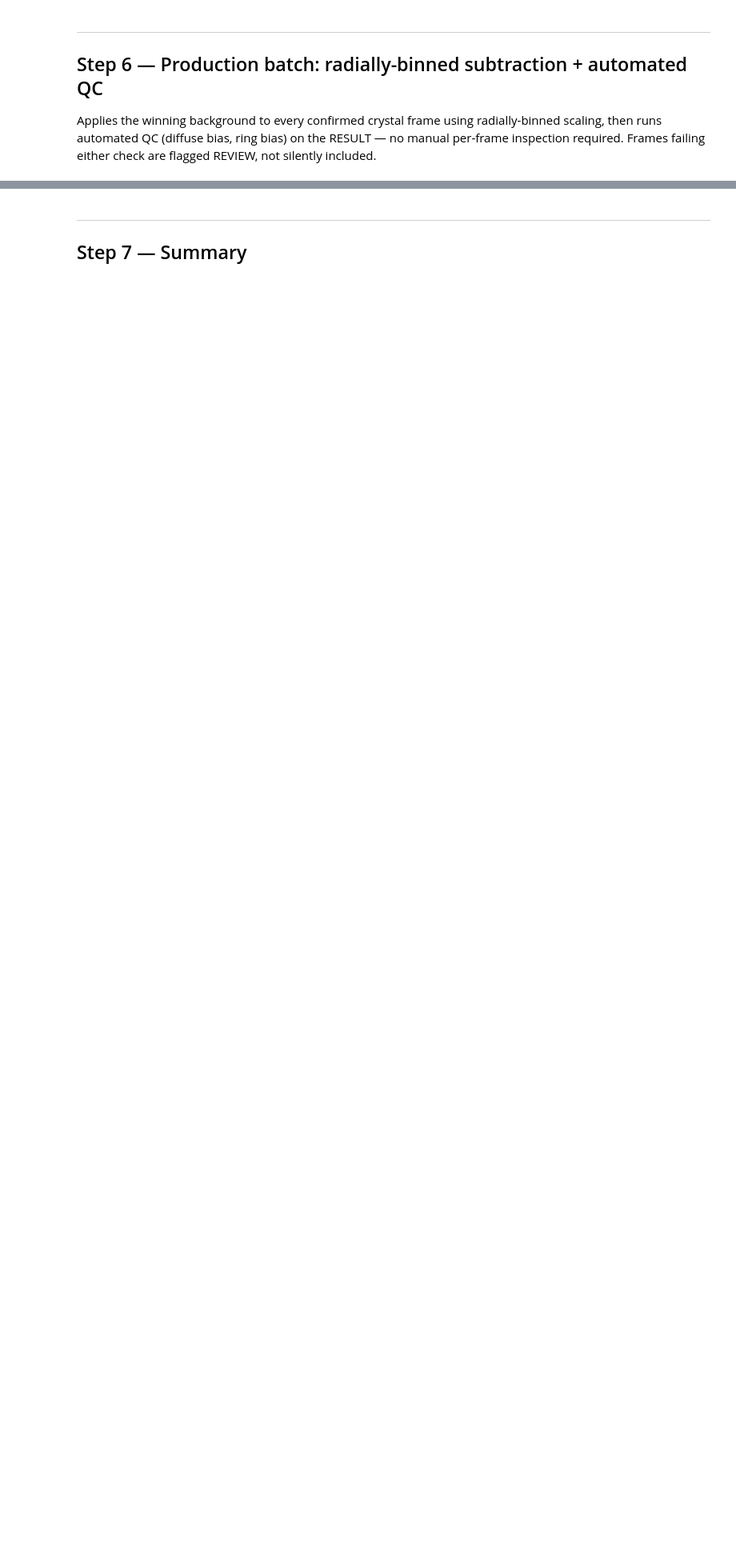
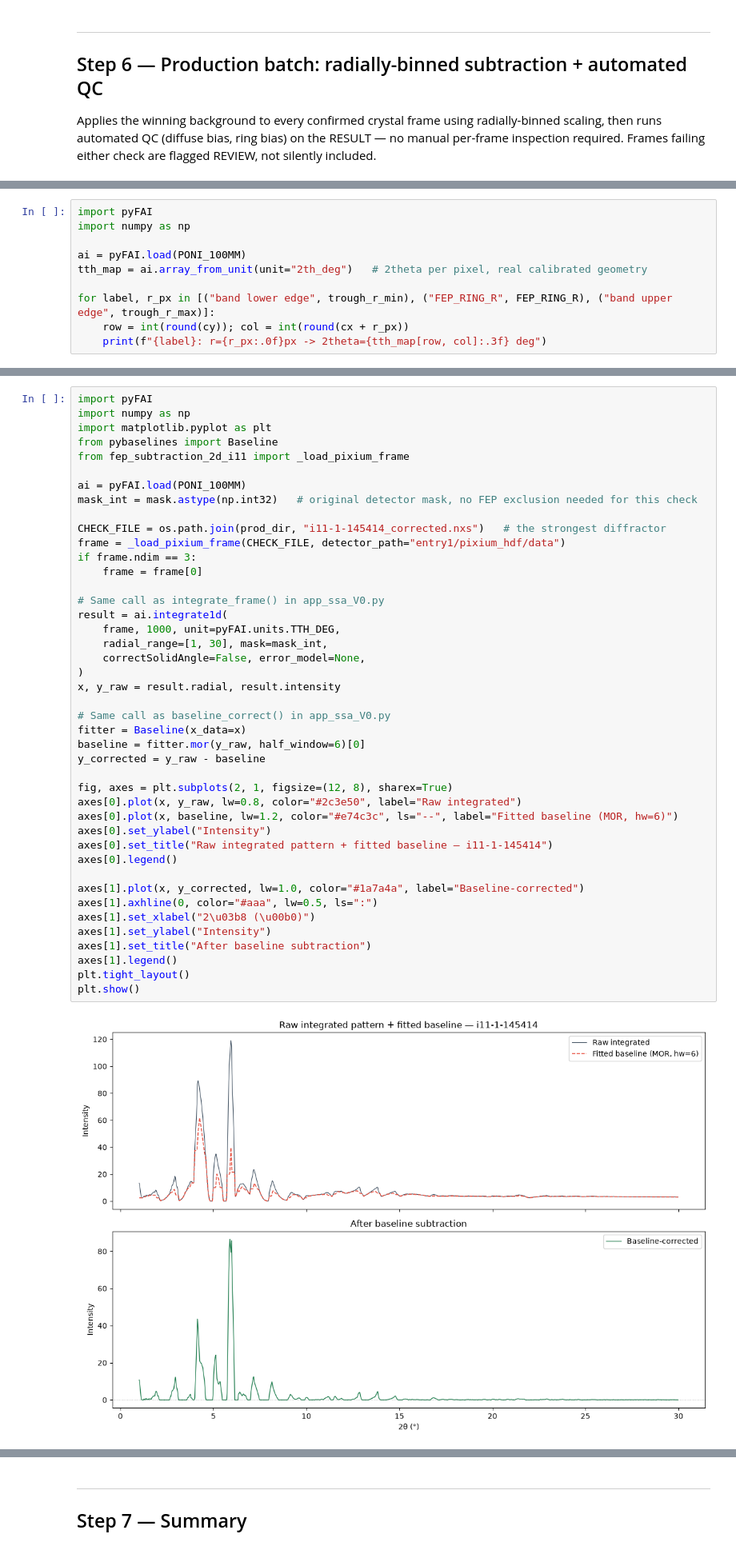
Before and after one commit to scarlettabrams/I11_PXRD_SSA, a Jupyter notebook: I11_PXRD_processing_scripts/FEP_Subtraction/Production_Subtraction_v4.ipynb, the cells around one changed output, grey strips where cells are left out. Shown at 80% size. Drawn from its saved outputs; the diff is of its cells as text; blank space fills up the shorter version.

```diff
--- a/I11_PXRD_processing_scripts/FEP_Subtraction/Production_Subtraction_v4.ipynb
+++ b/I11_PXRD_processing_scripts/FEP_Subtraction/Production_Subtraction_v4.ipynb
@@ -834,0 +902,10 @@ print(df_production[["file", "diffuse_bias", "ring_bias", "spot_pixel_count", "n
+# %%
+import pyFAI
+import numpy as np
+
+ai = pyFAI.load(PONI_100MM)
+tth_map = ai.array_from_unit(unit="2th_deg")   # 2theta per pixel, real calibrated geometry
+
+for label, r_px in [("band lower edge", trough_r_min), ("FEP_RING_R", FEP_RING_R), ("band upper edge", trough_r_max)]:
+    row = int(round(cy)); col = int(round(cx + r_px))
+    print(f"{label}: r={r_px:.0f}px -> 2theta={tth_map[row, col]:.3f} deg")
@@ -834,0 +916,45 @@ print(df_production[["file", "diffuse_bias", "ring_bias", "spot_pixel_count", "n
+# %%
+import pyFAI
+import numpy as np
+import matplotlib.pyplot as plt
+from pybaselines import Baseline
+from fep_subtraction_2d_i11 import _load_pixium_frame
+
+ai = pyFAI.load(PONI_100MM)
+mask_int = mask.astype(np.int32)   # original detector mask, no FEP exclusion needed for this check
+
+CHECK_FILE = os.path.join(prod_dir, "i11-1-145414_corrected.nxs")   # the strongest diffractor
+frame = _load_pixium_frame(CHECK_FILE, detector_path="entry1/pixium_hdf/data")
+if frame.ndim == 3:
+    frame = frame[0]
+
+# Same call as integrate_frame() in app_ssa_V0.py
+result = ai.integrate1d(
+    frame, 1000, unit=pyFAI.units.TTH_DEG,
+    radial_range=[1, 30], mask=mask_int,
+    correctSolidAngle=False, error_model=None,
+)
+x, y_raw = result.radial, result.intensity
+
+# Same call as baseline_correct() in app_ssa_V0.py
+fitter = Baseline(x_data=x)
+baseline = fitter.mor(y_raw, half_window=6)[0]
+y_corrected = y_raw - baseline
+
+fig, axes = plt.subplots(2, 1, figsize=(12, 8), sharex=True)
+axes[0].plot(x, y_raw, lw=0.8, color="#2c3e50", label="Raw integrated")
+axes[0].plot(x, baseline, lw=1.2, color="#e74c3c", ls="--", label="Fitted baseline (MOR, hw=6)")
+axes[0].set_ylabel("Intensity")
+axes[0].set_title("Raw integrated pattern + fitted baseline — i11-1-145414")
+axes[0].legend()
+
+axes[1].plot(x, y_corrected, lw=1.0, color="#1a7a4a", label="Baseline-corrected")
+axes[1].axhline(0, color="#aaa", lw=0.5, ls=":")
+axes[1].set_xlabel("2\u03b8 (\u00b0)")
+axes[1].set_ylabel("Intensity")
+axes[1].set_title("After baseline subtraction")
+axes[1].legend()
+plt.tight_layout()
+plt.show()
+# %% [output]
+[figure, added]
```
Also changed, not shown: parts of 11 cells of this notebook, 2 other files.
